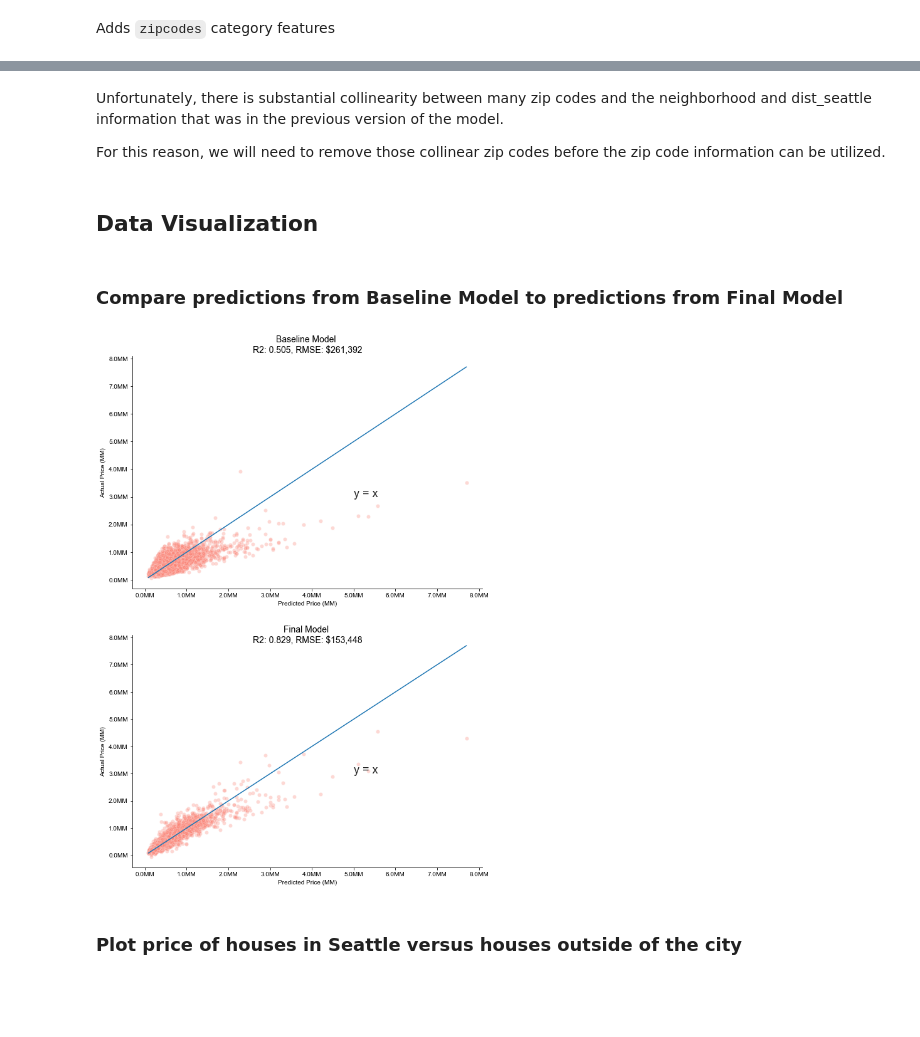
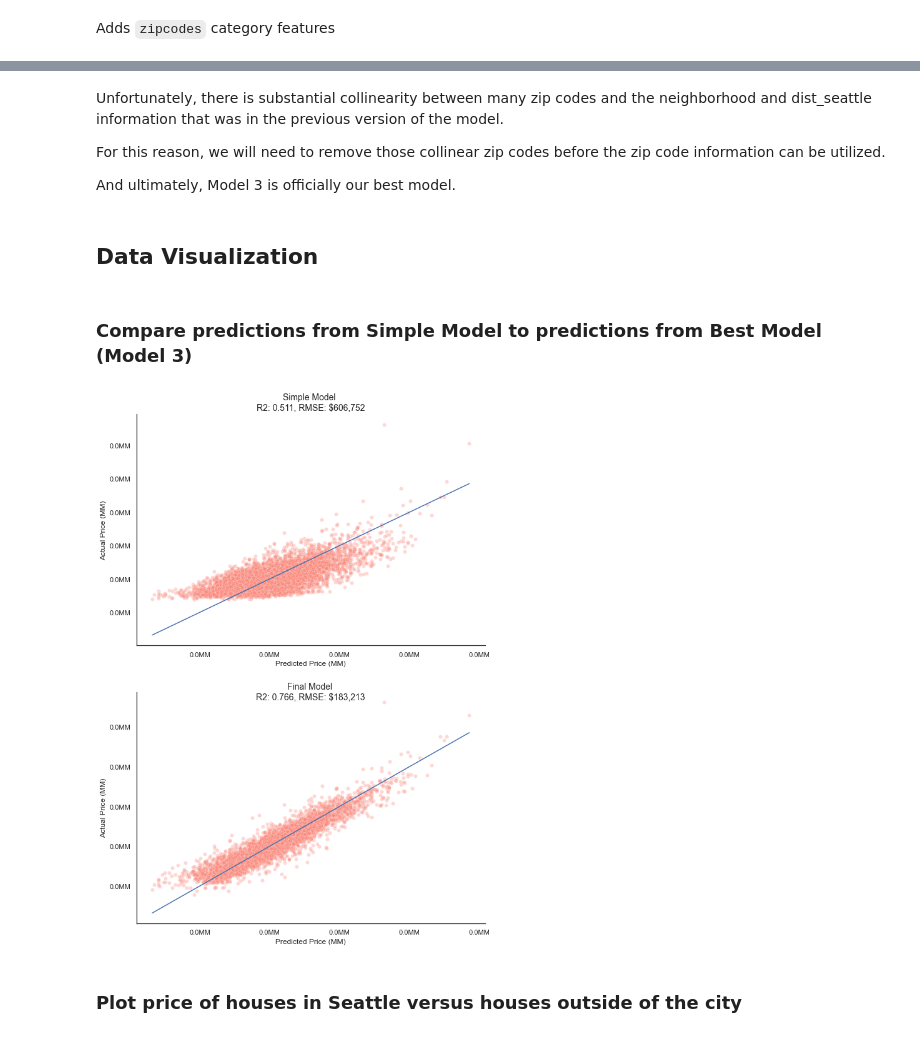
Before and after one commit to hanis-z/King-County-Millenial-homeowner-program, a Jupyter notebook: King_County_Millenial_housing.ipynb, the cells around one changed output, grey strips where cells are left out. Cells and saved outputs as stored; diff of their text form; code cells hidden in the pictures; blank space fills up the shorter version.

```diff
--- a/King_County_Millenial_housing.ipynb
+++ b/King_County_Millenial_housing.ipynb
@@ -255,5 +257,5 @@ relevant_cat_col =  [
 # %%
-y = housing_df['price']
+y = np.log(housing_df['price'])
 X = housing_df[relevant_num_cols+relevant_cat_col]
 # %%
 X_train, X_test, y_train, y_test = train_test_split(X, y, test_size=0.33, random_state=42) #train test split
@@ -349,14 +353,18 @@ def build_model(X_train, X_test, y_train, y_test):
 
 
     yhat_train = lr.predict(X_train)
-    train_rmse = mean_squared_error(y_train, yhat_train, squared = False)
+    train_rmse = mean_squared_error(np.exp(y_train), np.exp(yhat_train), squared = False)
 
     yhat_test = lr.predict(X_test)
-    test_rmse = mean_squared_error(y_test, yhat_test, squared = False)
+    test_rmse = mean_squared_error(np.exp(y_test), np.exp(yhat_test), squared = False)
+
+    residuals_train = y_train - yhat_train
+    residuals_test = y_test - yhat_test
+
 
     print(f'Train R2: {lr.score(X_train,y_train)}')
     print(f'Test R2: {lr.score(X_test,y_test)}')
     print(f'Train RMSE: {train_rmse}')
     print(f'Test RMSE: {test_rmse}')
 
-    return R2_train, R2_test, train_rmse, test_rmse,yhat_test
+    return yhat_train, residuals_train, yhat_test, residuals_test
@@ -369,12 +422,12 @@ Advertisements for houses *always* include `sqft_living` and `bedrooms`.
 
 We've removed `bathrooms` because it is highly collinear with `sqft_living`.
 # %%
-model_base_cols = ['sqft_living', 'bedrooms']
+simple_model_cols = ['sqft_living', 'bedrooms','sqft_lot','floors','has_basement']
 
-Xbase_train = X_train[model_base_cols]
-Xbase_test = X_test[model_base_cols]
+Xsimple_train = X_train[model_base_cols]
+Xsimple_test = X_test[model_base_cols]
 
-model_base_r2_train, model_base_r2_test, train_rmse, test_rmse, yhat_test_base = build_model(Xbase_train, Xbase_test, y_train, y_test)
+simple_yhat_train, simple_residuals_train, simple_yhat_test, simple_residuals_test = build_model(Xsimple_train, Xsimple_test, y_train, y_test)
 # Used the function build_model() on model_base_cols
 # saved variables for accessability
 # %% [output]
@@ -452,7 +539,7 @@ model_4_cols = model_3_cols + ohe_zip_cols
 X4_train = X_train[model_4_cols]
 X4_test = X_test[model_4_cols]
 
-model_4_r2_train, model_4_r2_test, train_rmse, test_rmse,yhat_test_4 = build_model(X4_train, X4_test, y_train, y_test)
+m4_yhat_train,m4_residuals_train, m4_yhat_test, m4_residuals_test = build_model(X4_train, X4_test, y_train, y_test)
 # Used the function build_model() on model_4_cols
 # saved variables for accessability
 # %% [output]
@@ -787,45 +883,47 @@ display(make_vif(model_4_formula, train_df) )
 Unfortunately, there is substantial collinearity between many zip codes and the neighborhood and dist_seattle information that was in the previous version of the model.
 
 For this reason, we will need to remove those collinear zip codes before the zip code information can be utilized.
+
+And ultimately, Model 3 is officially our best model.
 # %% [markdown]
 ## Data Visualization
 # %% [markdown]
-### Compare predictions from Baseline Model to predictions from Final Model
+### Compare predictions from Simple Model to predictions from Best Model (Model 3)
 # %%
 #Plot average prediction error
 fig, ax = plt.subplots (2,1,figsize = (10,15))
 
 sns.set_theme(style = 'white')
 
-ax1 = sns.scatterplot(x=y_test, y=yhat_test_base, ax = ax[0], color = 'salmon', alpha = 0.3)
+ax1 = sns.scatterplot(x=y_test, y=simple_yhat_test, ax = ax[0], color = 'salmon', alpha = 0.3)
 sns.lineplot(x=y_test, y=y_test, ax = ax[0])
 
-ax2 = sns.scatterplot(x=y_test, y=yhat_test_4, ax = ax[1], color = 'salmon', alpha = 0.3)
+ax2 = sns.scatterplot(x=y_test, y=m4_yhat_test, ax = ax[1], color = 'salmon', alpha = 0.3)
 sns.lineplot(x=y_test, y=y_test, ax = ax[1])
 
 x_label = 'Predicted Price (MM)'
 y_label = 'Actual Price (MM)'
 tick_labels = ['{:,.1f}'.format(x) + 'MM' for x in ax1.get_xticks()/1000000]
 ax1.set_xticklabels(tick_labels)
 ax2.set_xticklabels(tick_labels)
 ax1.set_yticklabels(tick_labels)
 ax2.set_yticklabels(tick_labels)
 
 ax1.set_xlabel(x_label)
 ax2.set_xlabel(x_label)
 ax1.set_ylabel(y_label)
 ax2.set_ylabel(y_label)
 
-ax1.set_title('Baseline Model \nR2: 0.505, RMSE: $261,392',fontsize = 14)
-ax2.set_title('Final Model \nR2: 0.829, RMSE: $153,448', fontsize = 14, loc = 'center',y=0.95)
+ax1.set_title('Simple Model \nR2: 0.511, RMSE: $606,752',fontsize = 14)
+ax2.set_title('Final Model \nR2: 0.766, RMSE: $183,213', fontsize = 14, loc = 'center',y=0.95)
 
 ax1.annotate('y = x', xy =(5000000,3000000), fontsize = 18)
 ax2.annotate('y = x', xy =(5000000,3000000), fontsize = 18)
 
 
 sns.despine()
 # %% [output]
-[figure, old version]
+[figure, new version]
 # %% [markdown]
 ### Plot price of houses in Seattle versus houses outside of the city
 # %%
```
Also changed, not shown: parts of 39 cells of this notebook, 3 other files.
